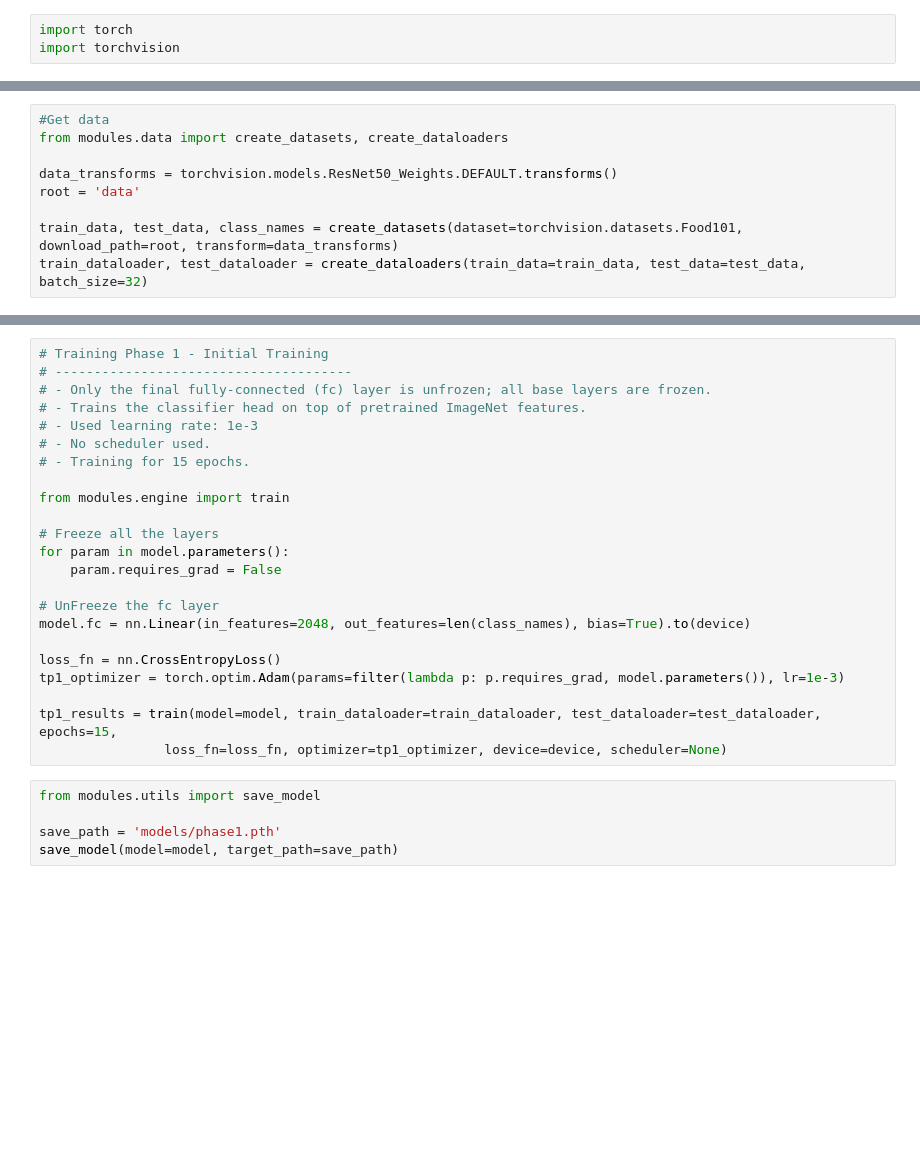
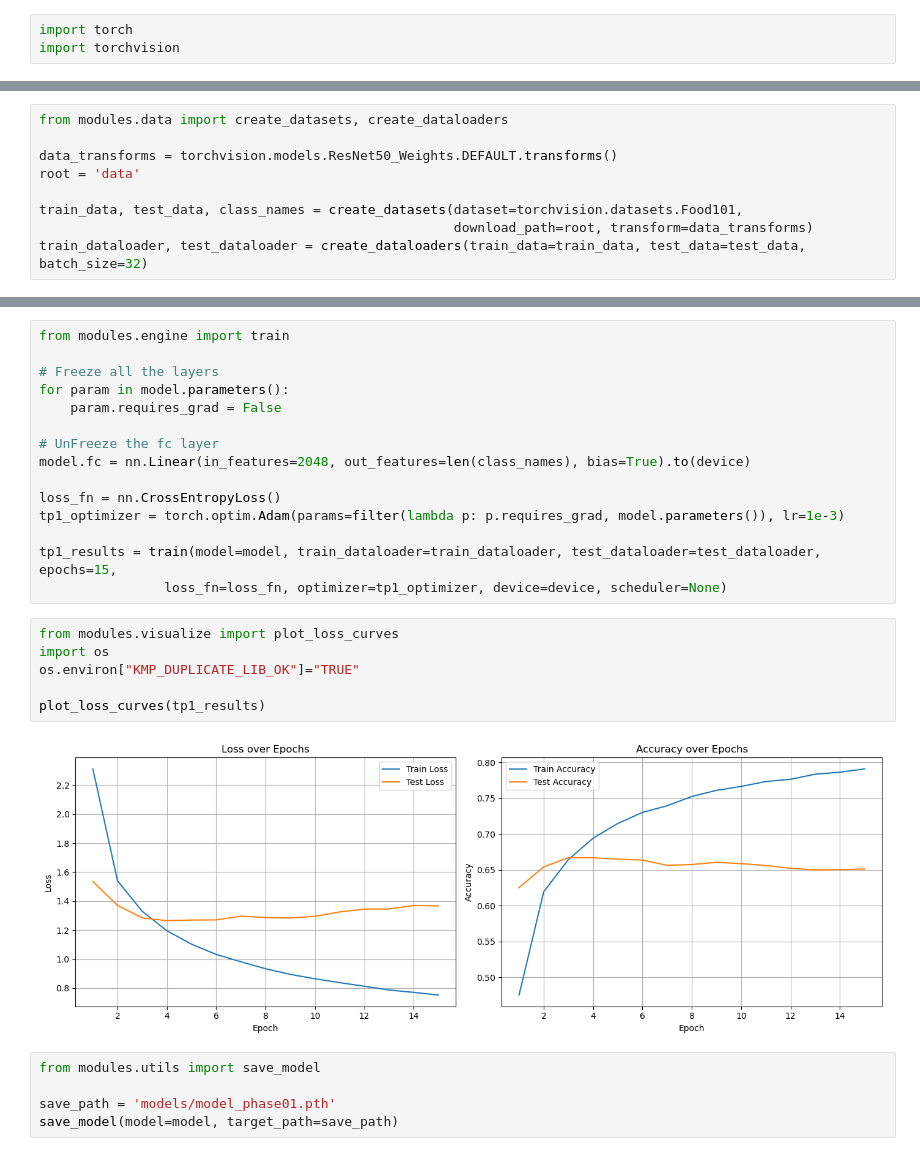
Before and after one commit to abishekmanoj/Foodify101, a Jupyter notebook: train.ipynb, the cells around one changed output, grey strips where cells are left out. Drawn from its saved outputs; the diff is of its cells as text; blank space fills up the shorter version.

Commit message:
Added training curves and updated experiment logs

```diff
--- a/train.ipynb
+++ b/train.ipynb
@@ -7,9 +10,9 @@ device = 'cuda' if torch.cuda.is_available() else 'cpu'
 # %%
-#Get data
 from modules.data import create_datasets, create_dataloaders
 
 data_transforms = torchvision.models.ResNet50_Weights.DEFAULT.transforms()
 root = 'data'
 
-train_data, test_data, class_names = create_datasets(dataset=torchvision.datasets.Food101, download_path=root, transform=data_transforms)
+train_data, test_data, class_names = create_datasets(dataset=torchvision.datasets.Food101,
+                                                     download_path=root, transform=data_transforms)
 train_dataloader, test_dataloader = create_dataloaders(train_data=train_data, test_data=test_data, batch_size=32)
@@ -23,12 +36,4 @@ model = torchvision.models.resnet50(weights=weights).to(device)
 # %%
-# Training Phase 1 - Initial Training
-# --------------------------------------
-# - Only the final fully-connected (fc) layer is unfrozen; all base layers are frozen.
-# - Trains the classifier head on top of pretrained ImageNet features.
-# - Used learning rate: 1e-3
-# - No scheduler used.
-# - Training for 15 epochs.
-
 from modules.engine import train
 
 # Freeze all the layers
@@ -43,8 +48,16 @@ tp1_optimizer = torch.optim.Adam(params=filter(lambda p: p.requires_grad, model.
 
 tp1_results = train(model=model, train_dataloader=train_dataloader, test_dataloader=test_dataloader, epochs=15,
                 loss_fn=loss_fn, optimizer=tp1_optimizer, device=device, scheduler=None)
+# %%
+from modules.visualize import plot_loss_curves
+import os
+os.environ["KMP_DUPLICATE_LIB_OK"]="TRUE"
+
+plot_loss_curves(tp1_results)
+# %% [output]
+[figure, added]
 # %%
 from modules.utils import save_model
 
-save_path = 'models/phase1.pth'
+save_path = 'models/model_phase01.pth'
 save_model(model=model, target_path=save_path)
```
Also changed, not shown: parts of 14 cells of this notebook, 5 other files.
